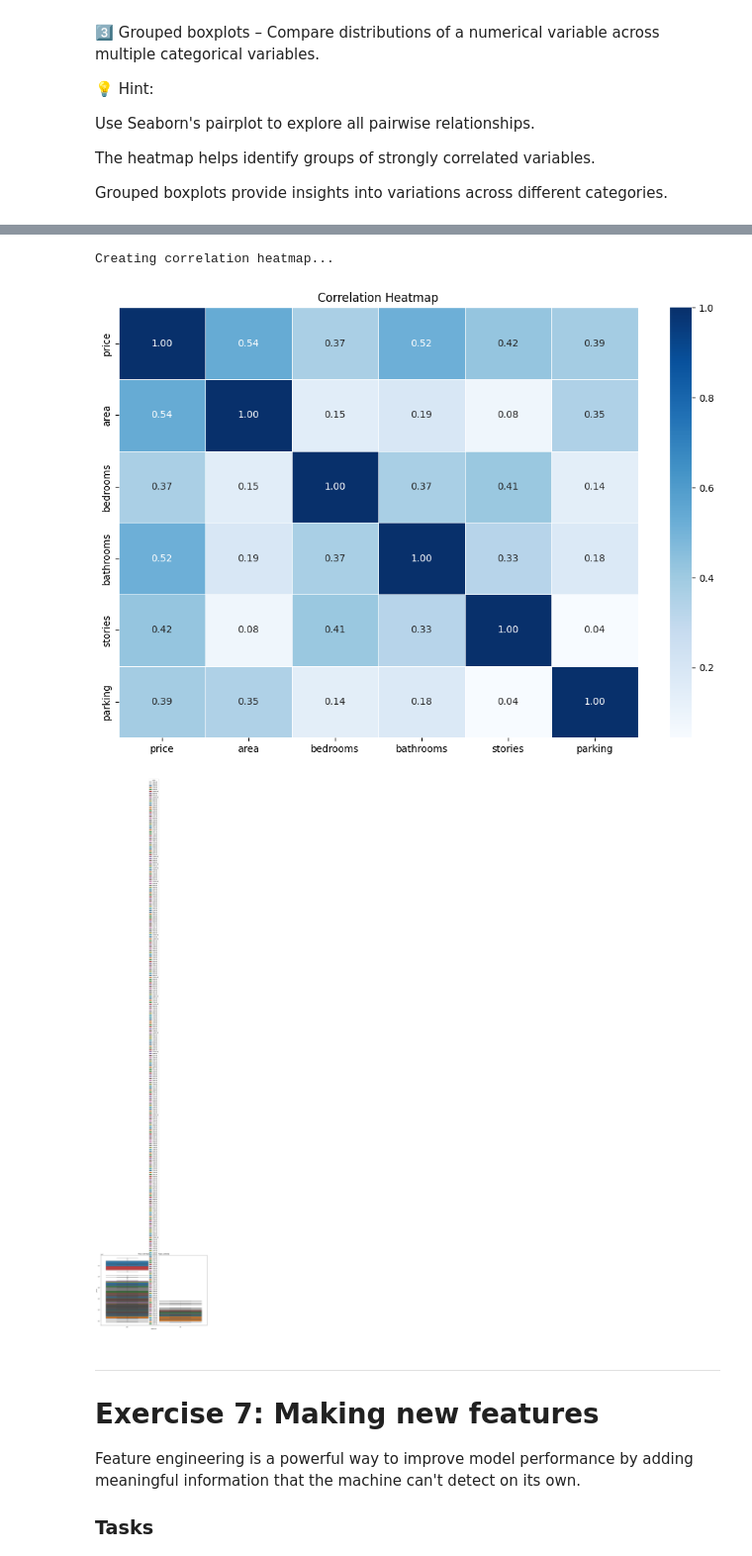
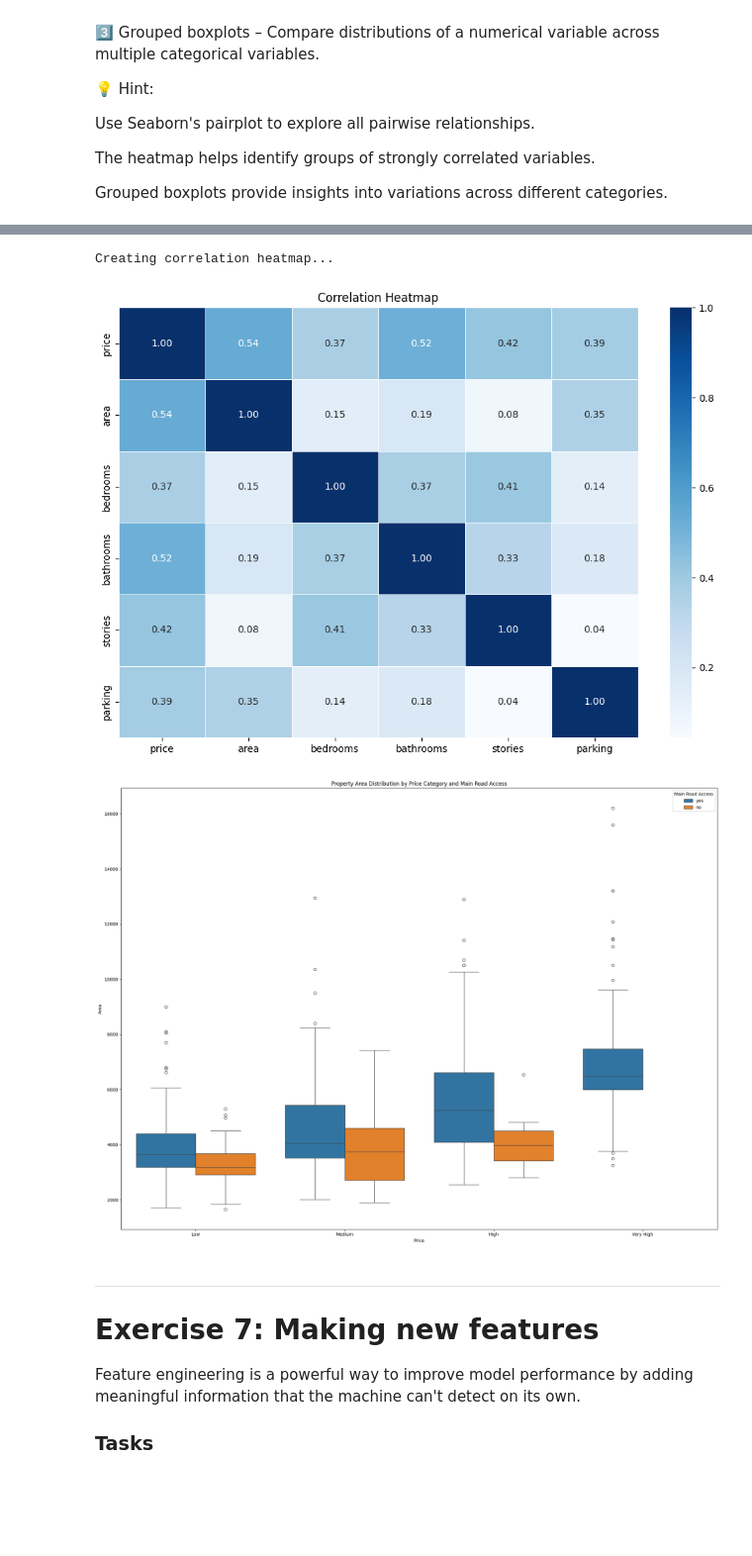
Before and after one commit to aymanelfadl/Entry-Level-ML-Engineer-Bootcamp, a Jupyter notebook: week01/notebook.ipynb, the cells around one changed output, grey strips where cells are left out. Shown at 99% size. Saved outputs shown, nothing was run; the diff lists cells and outputs as text; code cells hidden in the pictures; blank space fills up the shorter version.

```diff
--- a/week01/notebook.ipynb
+++ b/week01/notebook.ipynb
@@ -575,33 +575,34 @@ Grouped boxplots provide insights into variations across different categories.
 # %%
 sb.pairplot(df[numerical_columns], diag_kind='kde', height=2.5)
 plt.suptitle('Pairplot of Numerical Variables', y=1)
 plt.tight_layout()
 plt.savefig("pairplot")
 plt.show()
 
 print("Creating correlation heatmap...")
 correlation_matrix = df.select_dtypes(include=[np.number]).corr()
 plt.figure(figsize=(12, 8))
 sb.heatmap(correlation_matrix, annot=True, cmap='Blues', fmt='.2f', linewidths=0.5)
 plt.title("Correlation Heatmap")
 plt.savefig("heatmap.png")
 plt.show()
 
-plt.figure(figsize=(15, 10))
-sb.boxplot(x='mainroad', y='price', data=df, color='lightgray')
-for area_value in df['area'].unique():
-    subset = df[df['area'] == area_value]
-    sb.boxplot(x='mainroad', y='price', data=subset, showfliers=False)
+df['price_category'] = pd.qcut(df['price'], q=4, labels=['Low', 'Medium', 'High', 'Very High'])
 
-plt.title('Price Distribution by Main Road and Area')
-plt.legend(title='Area', labels=df['area'].unique())
-plt.savefig("grouped_boxplot_price_mainroad_area.png")
+plt.figure(figsize=(20, 15))
+sb.boxplot(x='price_category', y='area', hue='mainroad', data=df)
+plt.title('Property Area Distribution by Price Category and Main Road Access')
+plt.xlabel('Price')
+plt.ylabel('Area')
+plt.legend(title='Main Road Access')
+plt.tight_layout()
+plt.savefig("multi_boxplot_area_by_price_mainroad.png")
 plt.show()
 # %% [output]
 [figure]
 Creating correlation heatmap...
 [figure]
-[figure, old version]
+[figure, new version]
 # %% [markdown]
 ---
 # Exercise 7: Making new features
```
Also changed, not shown: 3 other files.
